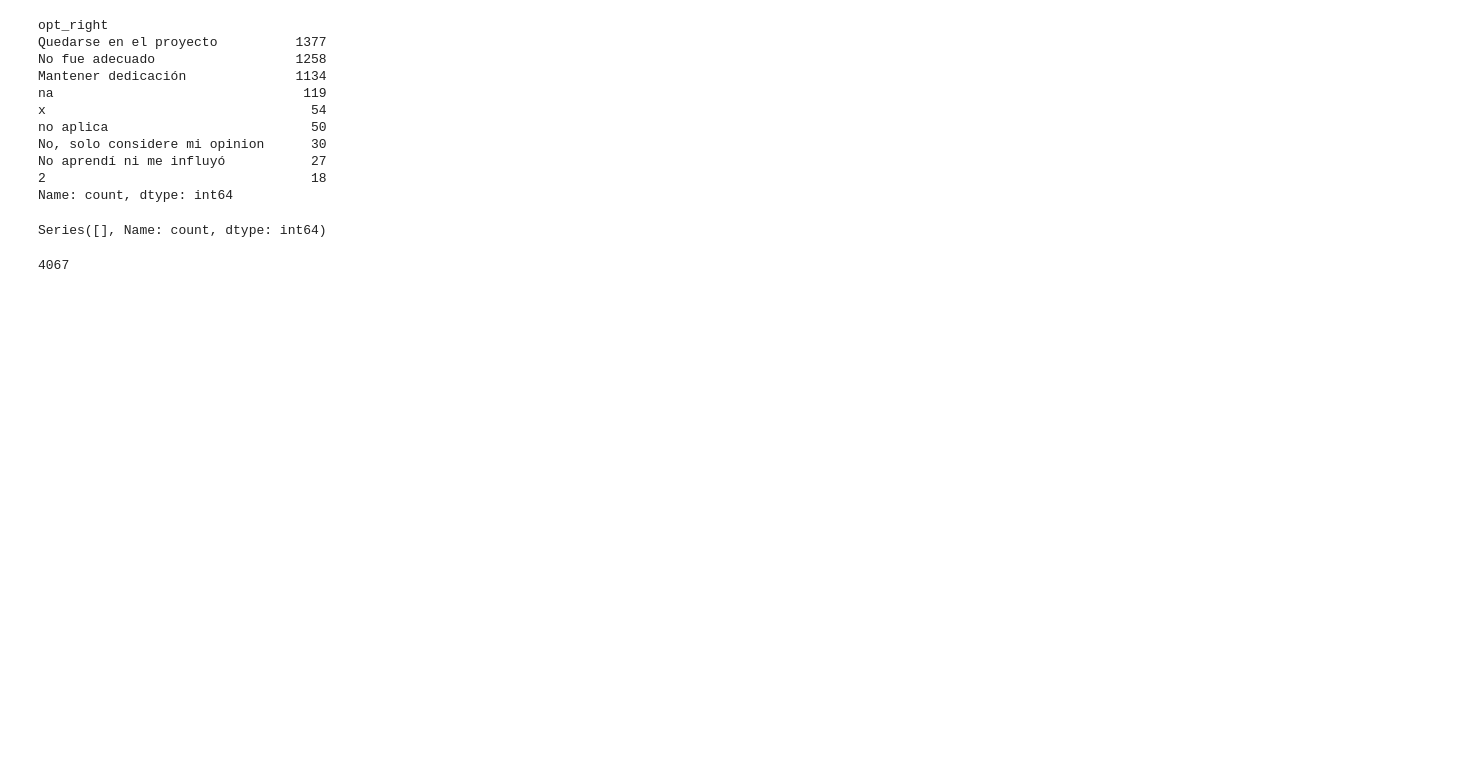
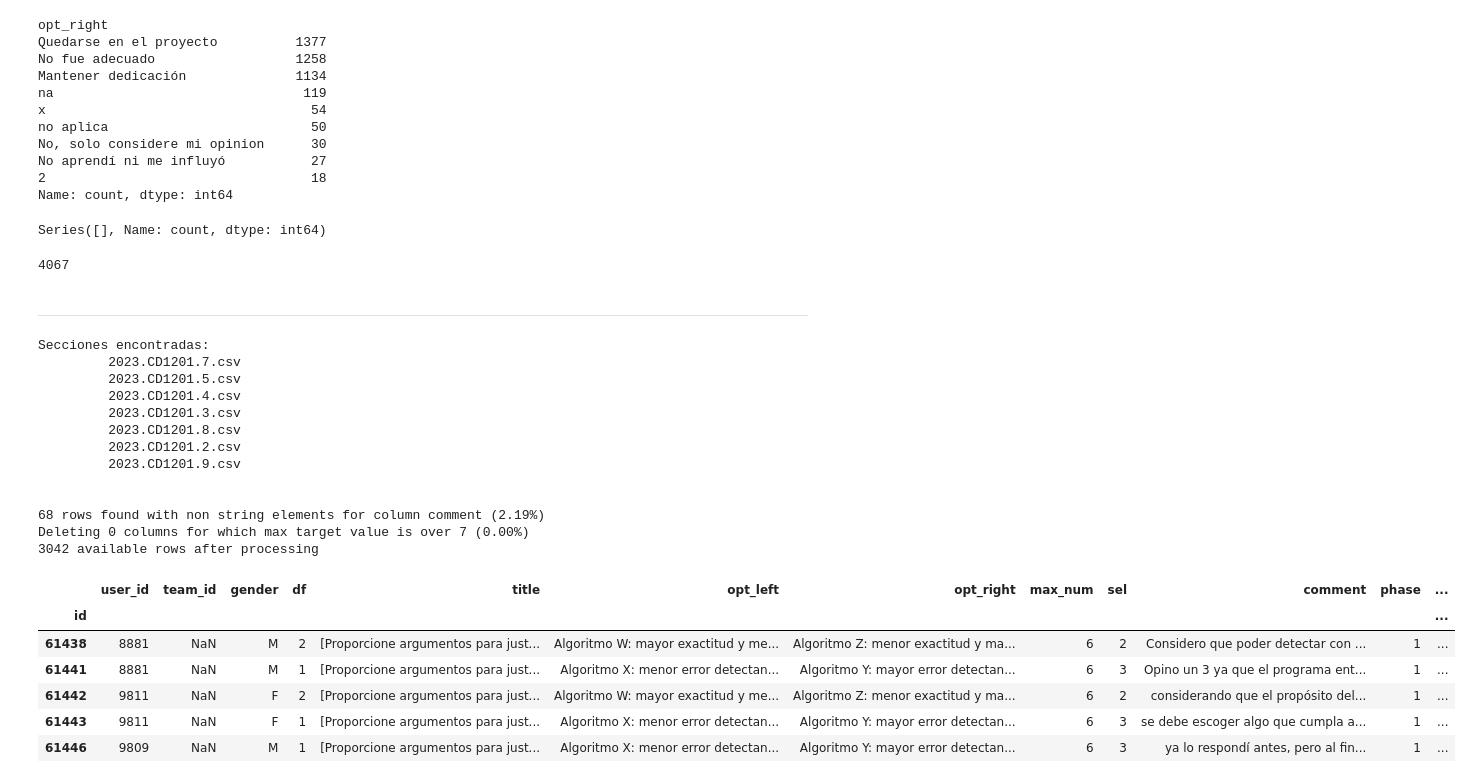
Before and after one commit to camilocarvajalreyes/ethicapp-nlp, a Jupyter notebook: cargar_dilemas.ipynb, the cells around one changed output. Saved outputs shown, nothing was run; the diff lists cells and outputs as text; code cells hidden in the pictures; blank space fills up the shorter version.

```diff
--- a/cargar_dilemas.ipynb
+++ b/cargar_dilemas.ipynb
@@ -321,3 +321,5 @@ df['etapa'].isna().sum()
 4067
 # %%
 df.to_csv("datos_EthicApp/MDS7201/{}.csv".format(caso))
+# %% [markdown]
+---
@@ -323,0 +331,28 @@ df.to_csv("datos_EthicApp/MDS7201/{}.csv".format(caso))
+# %%
+caso = 'amanda'
+df = df_caso(caso,verbose=True)
+
+df = process_df(df,'comment','sel')
+
+df.head()
+# %% [output]
+Secciones encontradas:
+         2023.CD1201.7.csv
+         2023.CD1201.5.csv
+         2023.CD1201.4.csv
+         2023.CD1201.3.csv
+         2023.CD1201.8.csv
+         2023.CD1201.2.csv
+         2023.CD1201.9.csv
+
+
+68 rows found with non string elements for column comment (2.19%)
+Deleting 0 columns for which max target value is over 7 (0.00%)
+3042 available rows after processing
+|  | user_id | team_id | gender | df | title | opt_left | opt_right | max_num | sel | comment | phase | ... |
+| id |  |  |  |  |  |  |  |  |  |  |  | ... |
+| 61438 | 8881 | NaN | M | 2 | [Proporcione argumentos para just... | Algoritmo W: mayor exactitud y me... | Algoritmo Z: menor exactitud y ma... | 6 | 2 | Considero que poder detectar con ... | 1 | ... |
+| 61441 | 8881 | NaN | M | 1 | [Proporcione argumentos para just... | Algoritmo X: menor error detectan... | Algoritmo Y: mayor error detectan... | 6 | 3 | Opino un 3 ya que el programa ent... | 1 | ... |
+| 61442 | 9811 | NaN | F | 2 | [Proporcione argumentos para just... | Algoritmo W: mayor exactitud y me... | Algoritmo Z: menor exactitud y ma... | 6 | 2 | considerando que el propósito del... | 1 | ... |
+| 61443 | 9811 | NaN | F | 1 | [Proporcione argumentos para just... | Algoritmo X: menor error detectan... | Algoritmo Y: mayor error detectan... | 6 | 3 | se debe escoger algo que cumpla a... | 1 | ... |
+| 61446 | 9809 | NaN | M | 1 | [Proporcione argumentos para just... | Algoritmo X: menor error detectan... | Algoritmo Y: mayor error detectan... | 6 | 3 | ya lo respondí antes, pero al fin... | 1 | ... |
```
Also changed, not shown: parts of 5 cells of this notebook, 2 other files.
